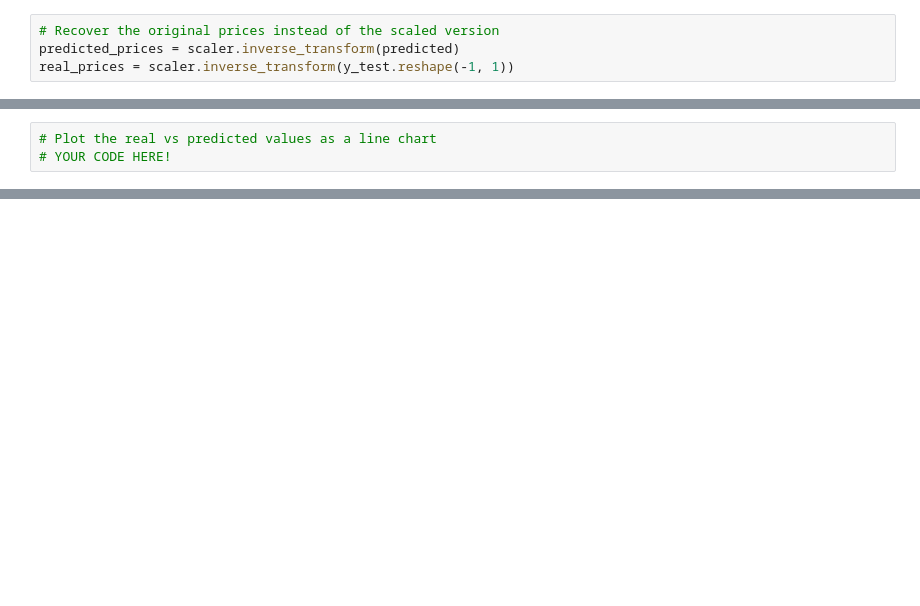
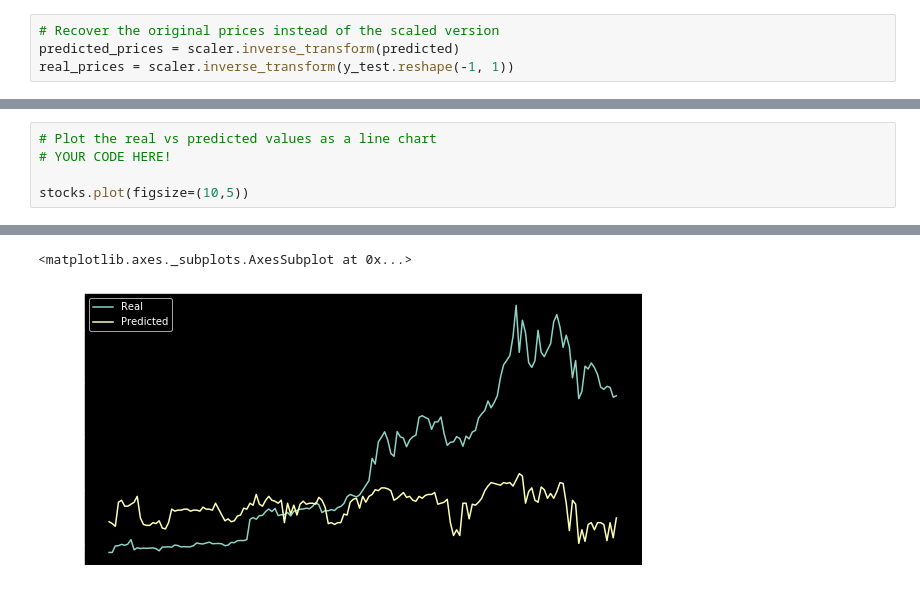
Before and after one commit to Kmaldonado18/deeplearningHW, a Jupyter notebook: Starter_Code/lstm_stock_predictor_fng.ipynb, the cells around one changed output, grey strips where cells are left out. Saved outputs shown, nothing was run; the diff lists cells and outputs as text; blank space fills up the shorter version.

```diff
--- a/Starter_Code/lstm_stock_predictor_fng.ipynb
+++ b/Starter_Code/lstm_stock_predictor_fng.ipynb
@@ -294,4 +298,6 @@ stocks.head()
 # %%
 # Plot the real vs predicted values as a line chart
 # YOUR CODE HERE!
+
+stocks.plot(figsize=(10,5))
 # %% [output]
@@ -298,0 +304,2 @@ stocks.head()
+<matplotlib.axes._subplots.AxesSubplot at 0x...>
+[figure, added]
```
Also changed, not shown: parts of 4 cells of this notebook.
